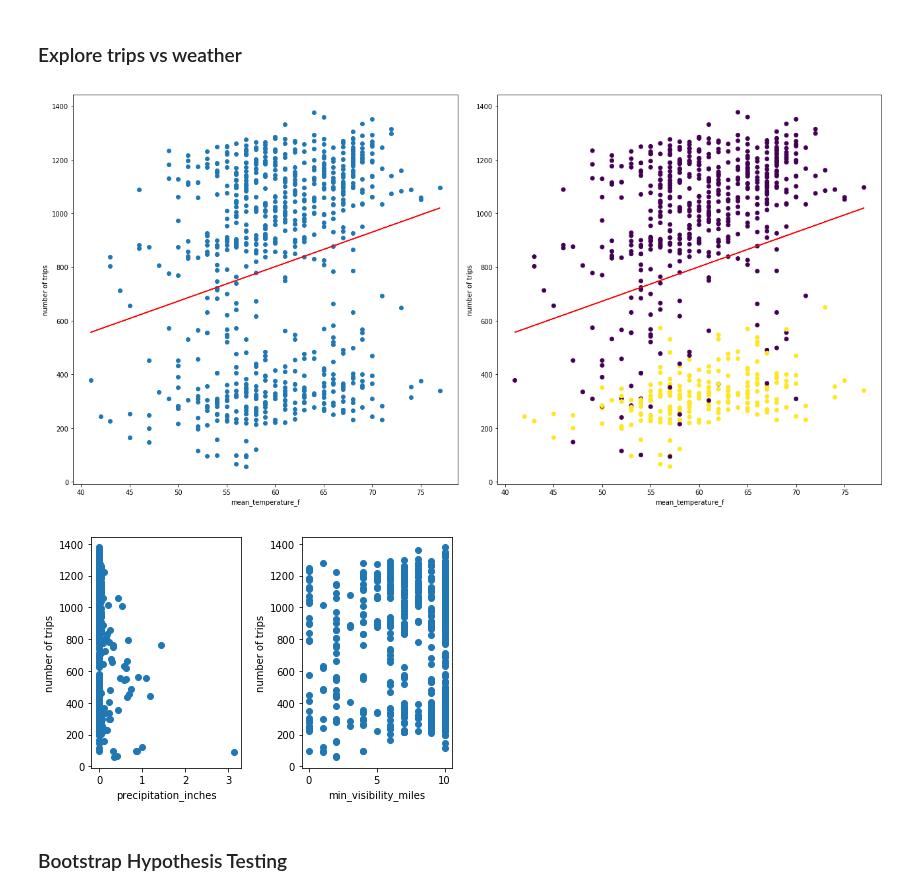
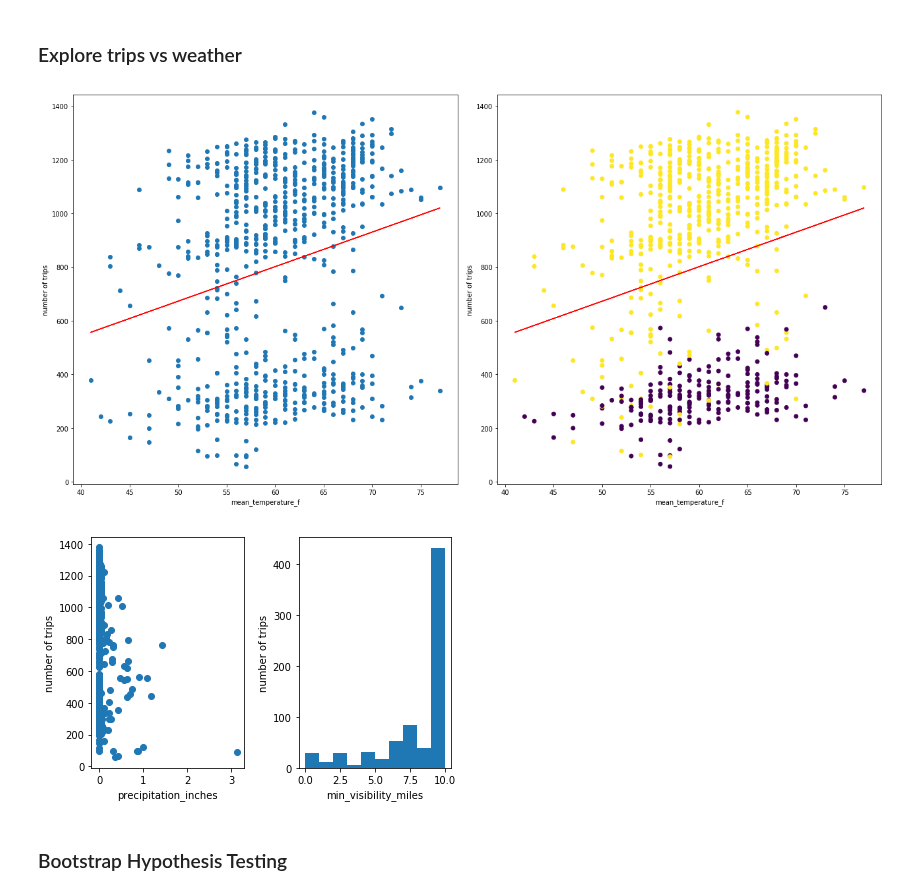
Before and after one commit to jslaga/SpringboardDSC, a Jupyter notebook: Capstone1/Capstone.ipynb, the cells around one changed output. Saved outputs shown, nothing was run; the diff lists cells and outputs as text; code cells hidden in the pictures.

```diff
--- a/Capstone1/Capstone.ipynb
+++ b/Capstone1/Capstone.ipynb
@@ -506,7 +532,7 @@ daily_trips_df = daily_trips_df.sort_values('date')
 
 # Add column for weekday (True) vs weekend (False)
 daily_trips_df['weekday'] = pd.DatetimeIndex(daily_trips_df.date).dayofweek
-daily_trips_df['weekday'] = [True if day in [5,6] else False for day in daily_trips_df['weekday']]
+daily_trips_df['weekday'] = [False if day in [5,6] else True for day in daily_trips_df['weekday']]
 
 
 #Convert True to 1 and False to 0
@@ -570,24 +596,25 @@ plt.ylabel('number of trips')
 
 plt.tight_layout()
 # %% [output]
-[figure, old version]
+[figure, new version]
 # %%
 plt.subplot(121)
 plt.scatter(daily_trips_df.precipitation_inches, daily_trips_df.trips)
 
 plt.xlabel('precipitation_inches')
 plt.ylabel('number of trips')
 
 
 plt.subplot(122)
-plt.scatter(daily_trips_df.min_visibility_miles, daily_trips_df.trips)
+# #plt.scatter(daily_trips_df.min_visibility_miles, daily_trips_df.trips)
+plt.hist(daily_trips_df.min_visibility_miles)
 
 plt.xlabel('min_visibility_miles')
 plt.ylabel('number of trips')
 
 plt.tight_layout()
 # %% [output]
-[figure, old version]
+[figure, new version]
 # %% [markdown]
 ### Bootstrap Hypothesis Testing
 # %%
```
Also changed, not shown: parts of 17 cells of this notebook.
